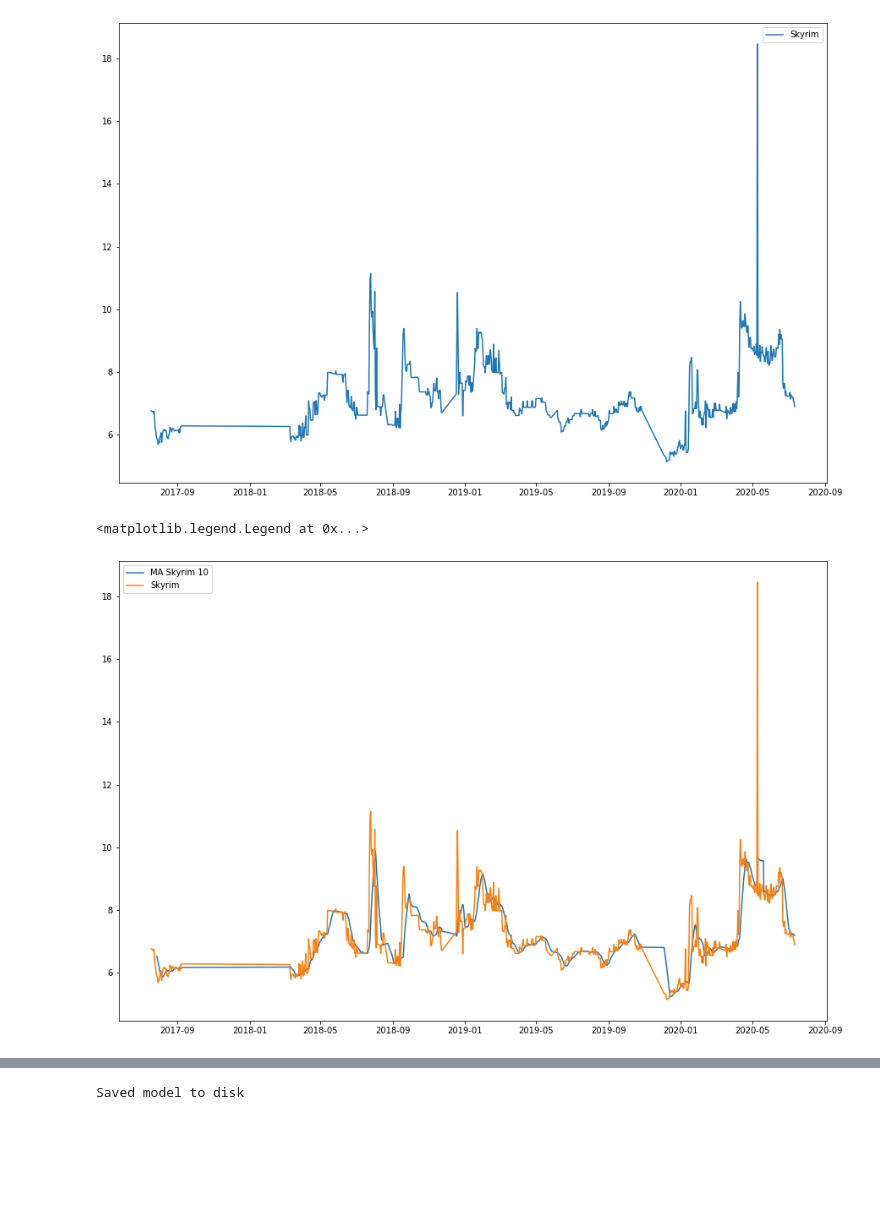
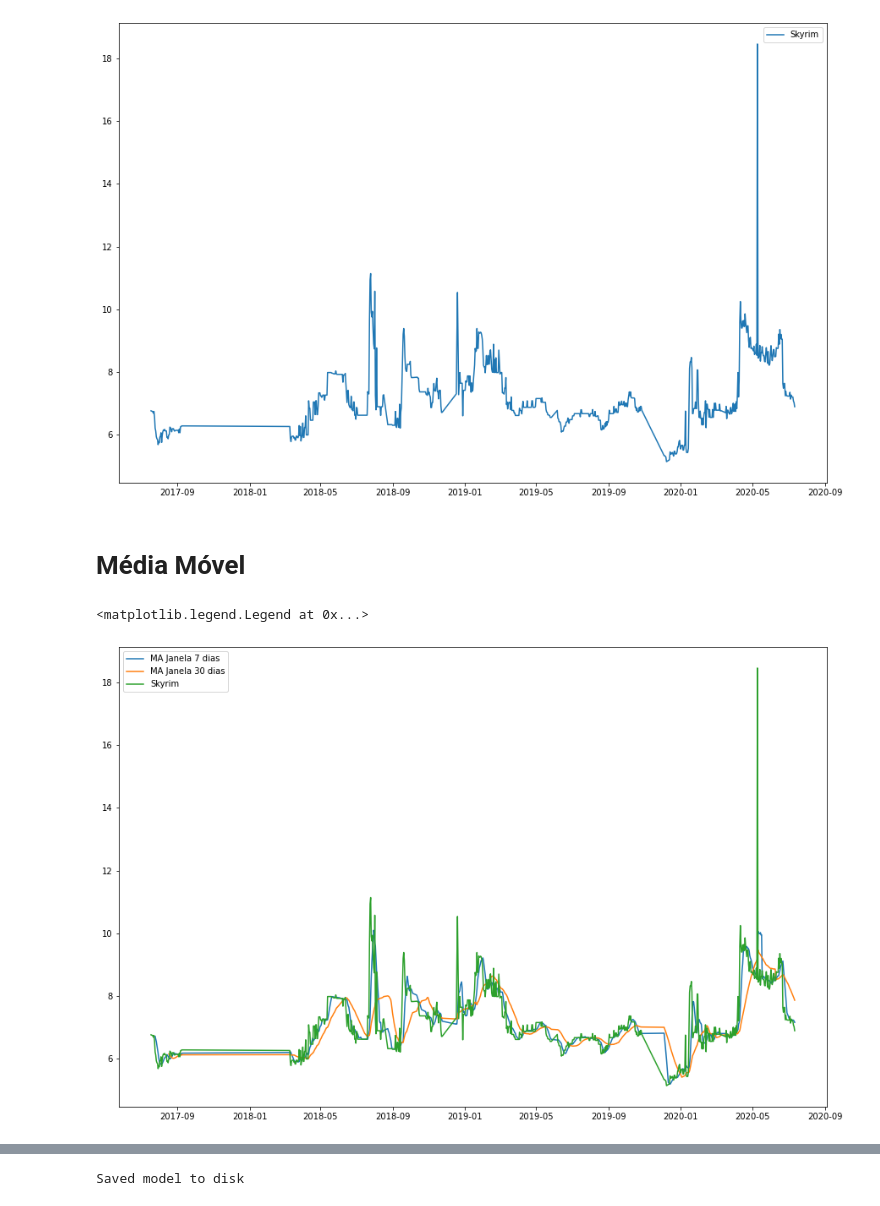
Before and after one commit to paulovbpo/trackame-ai, a Jupyter notebook: deeplearning.ipynb, the cells around one changed output, grey strips where cells are left out. Cells and saved outputs as stored; diff of their text form; code cells hidden in the pictures; blank space fills up the shorter version.

```diff
--- a/deeplearning.ipynb
+++ b/deeplearning.ipynb
@@ -14,3 +15,3 @@ tf.config.experimental.set_memory_growth(physical_devices[0], True)
 # %%
-with np.load(os.path.join(ROOT_PATH, 'database', 'data.npz'), allow_pickle=True) as f:
-    dados_brutos = f['arr_0']
+dados_brutos = np.load('data.npz')
+dados_brutos = dados_brutos["arr_0"]
@@ -30,14 +58,19 @@ plt.legend(loc='best')
 # %% [output]
 <matplotlib.legend.Legend at 0x...>
 [figure]
+# %% [markdown]
+# Média Móvel
 # %%
-data['MA_window_10'] = data['average_price'].rolling(10).mean().shift()
-data['MA_window_20'] = data['average_price'].rolling(20).mean().shift()
+# Moving Average - MA
+data['MA_window_7'] = data['average_price'].rolling(7).mean().shift()
+data['MA_window_30'] = data['average_price'].rolling(30).mean().shift()
 # %%
+# Comparando a média do preço do Skyrim, e o algoritmo da Média Móvel com janela de 7 e 30 dias
 plt.figure(figsize = (15,10))
-plt.plot(data['date'].dt.date, data['MA_window_10'], label='MA Skyrim 10')
+plt.plot(data['date'].dt.date, data['MA_window_7'], label='MA Janela 7 dias')
+plt.plot(data['date'].dt.date, data['MA_window_30'], label='MA Janela 30 dias')
 plt.plot(data['date'].dt.date, data['average_price'], label='Skyrim')
 plt.legend(loc='best')
 # %% [output]
 <matplotlib.legend.Legend at 0x...>
-[figure, old version]
+[figure, new version]
```
Also changed, not shown: parts of 11 cells of this notebook.
